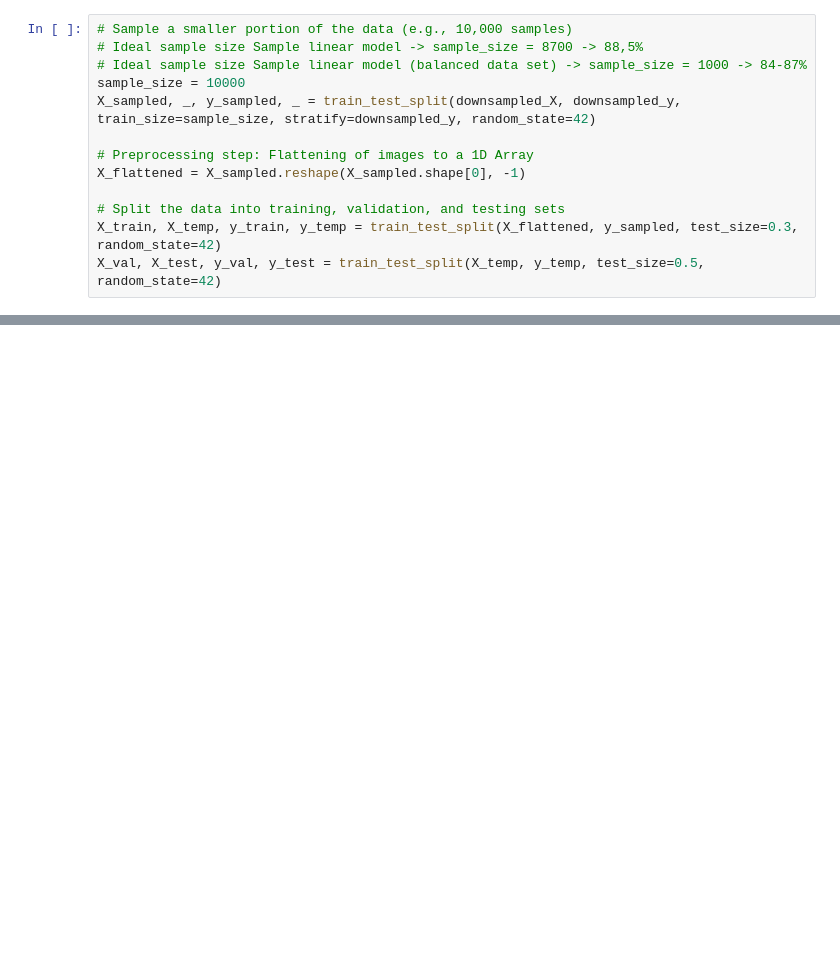
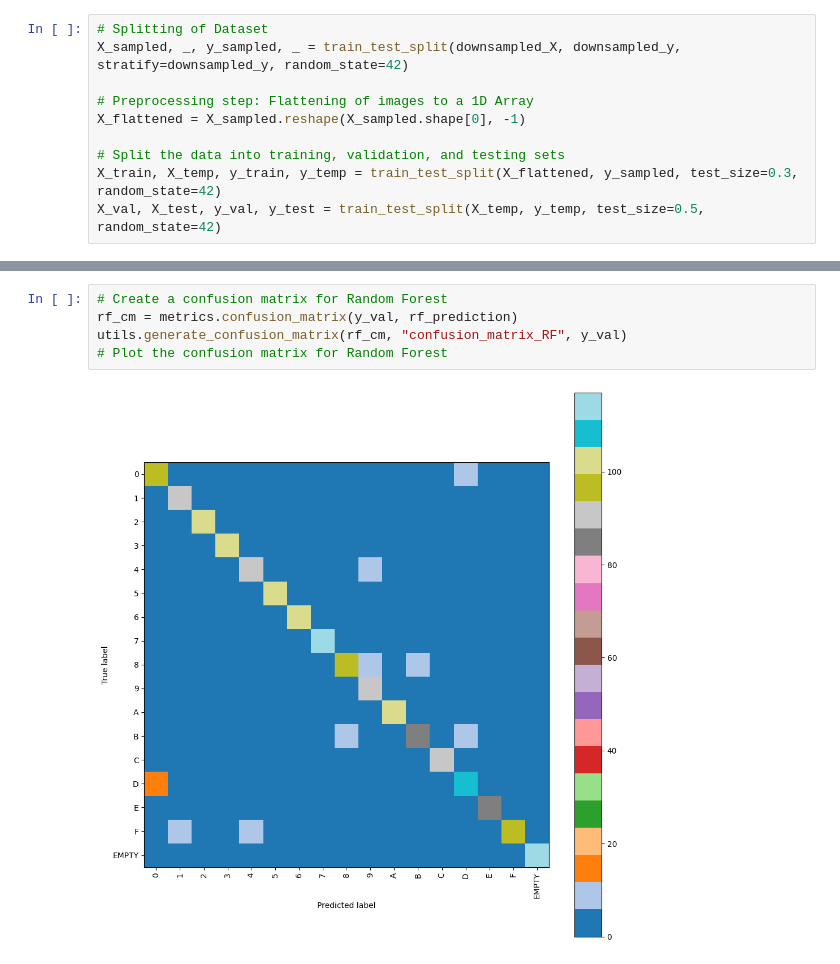
Before and after one commit to ToKoSoftware/uib-machine-learning, a Jupyter notebook: assignment-2/RF_Implementation.ipynb, the cells around one changed output, grey strips where cells are left out. Drawn from its saved outputs; the diff is of its cells as text; blank space fills up the shorter version.

```diff
--- a/assignment-2/RF_Implementation.ipynb
+++ b/assignment-2/RF_Implementation.ipynb
@@ -17,10 +21,7 @@ y = np.load("./data/emnist_hex_labels.npy")
 downsampled_X, downsampled_y, unique_classes_downsampled, class_counts_downsampled = utils.downsampling(X, y)
 # %%
-# Sample a smaller portion of the data (e.g., 10,000 samples)
-# Ideal sample size Sample linear model -> sample_size = 8700 -> 88,5%
-# Ideal sample size Sample linear model (balanced data set) -> sample_size = 1000 -> 84-87%
-sample_size = 10000
-X_sampled, _, y_sampled, _ = train_test_split(downsampled_X, downsampled_y, train_size=sample_size, stratify=downsampled_y, random_state=42)
+# Splitting of Dataset
+X_sampled, _, y_sampled, _ = train_test_split(downsampled_X, downsampled_y, stratify=downsampled_y, random_state=42)
 
 # Preprocessing step: Flattening of images to a 1D Array
 X_flattened = X_sampled.reshape(X_sampled.shape[0], -1)
@@ -83,0 +91,7 @@ Random Forest Validation Accuracy:  0.8773333333333333
+# %%
+# Create a confusion matrix for Random Forest
+rf_cm = metrics.confusion_matrix(y_val, rf_prediction)
+utils.generate_confusion_matrix(rf_cm, "confusion_matrix_RF", y_val)
+# Plot the confusion matrix for Random Forest
+# %% [output]
+[figure, added]
```
Also changed, not shown: parts of 5 cells of this notebook, 1 other file.
